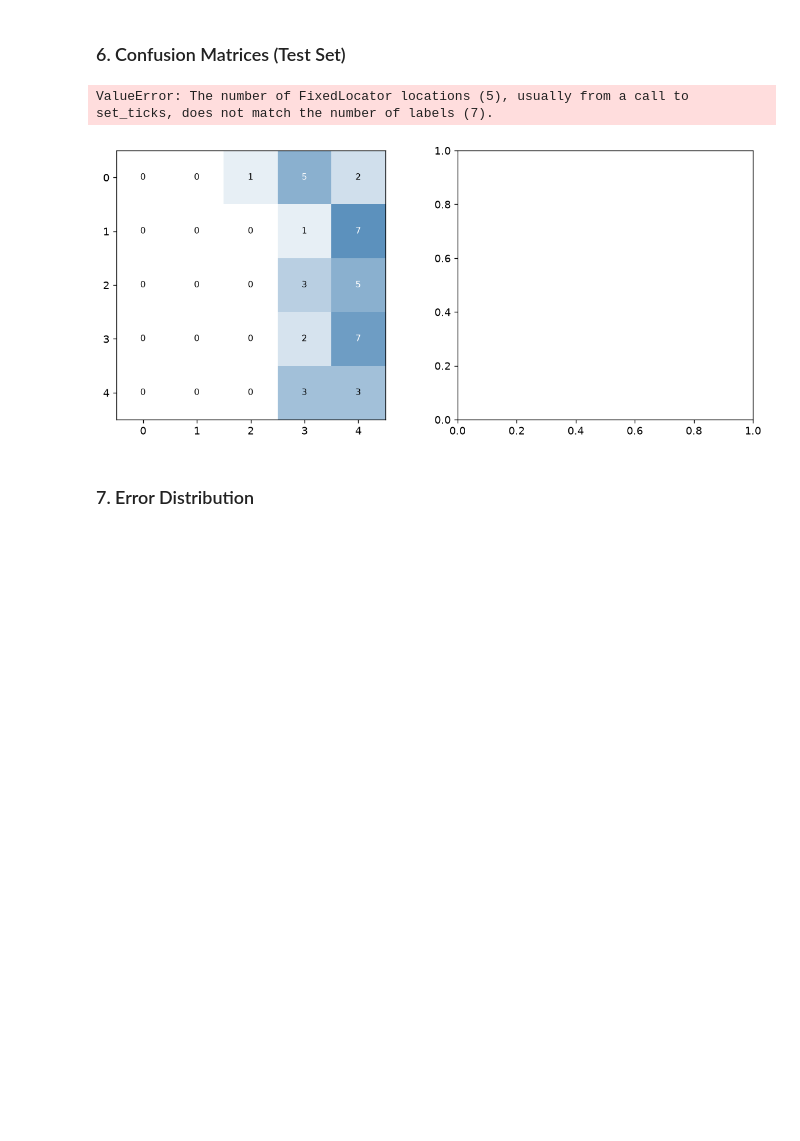
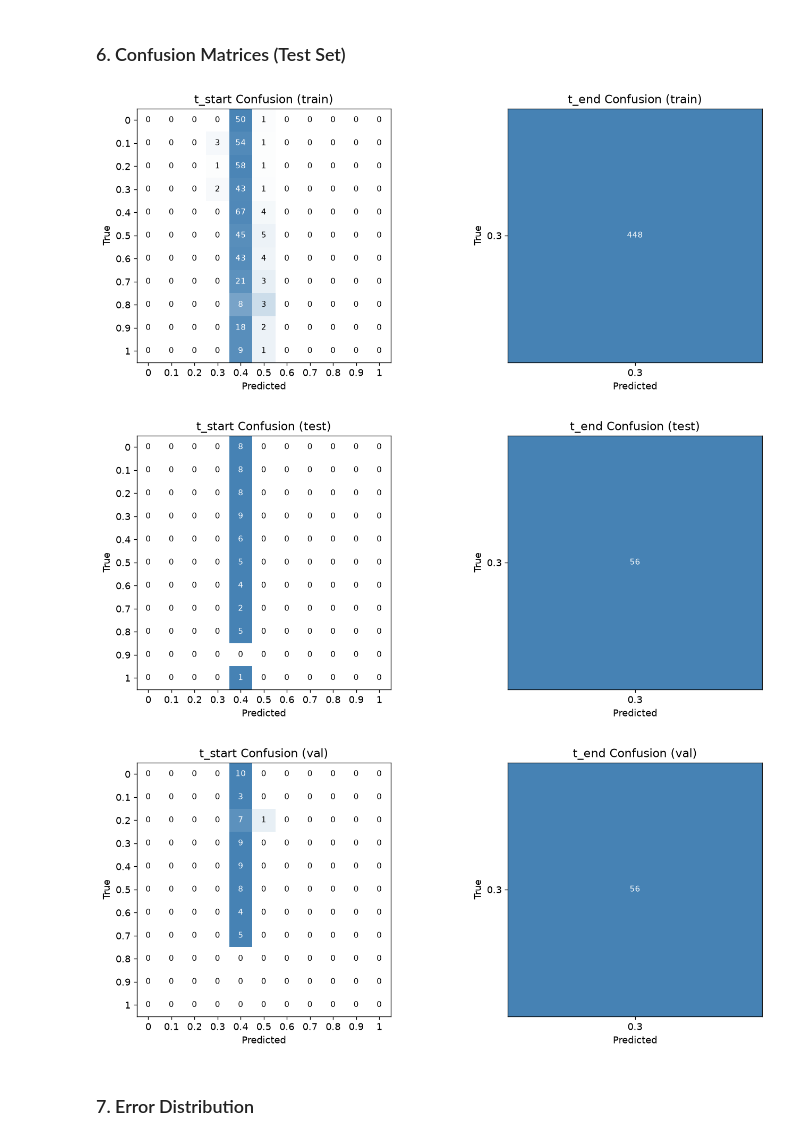
Before and after one commit to hcoderdm/chordedit-models, a Jupyter notebook: models/cell_classifier/model_eval.ipynb, the cells around one changed output. Drawn from its saved outputs; the diff is of its cells as text; code cells hidden in the pictures; blank space fills up the shorter version.

```diff
--- a/models/cell_classifier/model_eval.ipynb
+++ b/models/cell_classifier/model_eval.ipynb
@@ -70,6 +70,8 @@ t_end   buckets: [np.float64(0.3)]
 # %% [markdown]
 ### 2. Load Model
 # %%
+from models.classification.settings import FREEZE_ENCODER
+
 weights_path = RUN_DIR / "classifier_weights.pt"
 assert weights_path.exists(), f"No weights found in {RUN_DIR}"
 print(f"Loading: {weights_path}  (run: {RUN_DIR.name})")
@@ -81,9 +83,18 @@ print(f"Checkpoint config: {ckpt['config']}")
 
 DEVICE = torch.device("cuda" if torch.cuda.is_available() else "cpu")
 model = OrdinalPairClassifier(
-    buckets1=buckets_start, buckets2=buckets_end, freeze_encoder=True
+    buckets1=buckets_start, buckets2=buckets_end, freeze_encoder=FREEZE_ENCODER
 ).to(DEVICE)
 model.load_state_dict(ckpt["state_dict"])
 model.eval()
 print(f"Device: {DEVICE}")
+
+bucket_vals_start = buckets_start.numpy()
+bucket_vals_end   = buckets_end.numpy()
+N_BUCKETS_START   = len(bucket_vals_start)
+N_BUCKETS_END     = len(bucket_vals_end)
+BUCKET_LABELS_START = [f"{v:.3g}" for v in bucket_vals_start]
+BUCKET_LABELS_END   = [f"{v:.3g}" for v in bucket_vals_end]
+print(f"t_start: {N_BUCKETS_START} buckets {BUCKET_LABELS_START}")
+print(f"t_end:   {N_BUCKETS_END} buckets {BUCKET_LABELS_END}")
 # %% [output]
@@ -188,35 +201,55 @@ plt.show()
 ### 6. Confusion Matrices (Test Set)
 # %%
 from sklearn.metrics import confusion_matrix
+from matplotlib.colors import LinearSegmentedColormap
+import matplotlib.pyplot as plt
 
-BUCKET_LABELS = ["0.0", "0.3", "0.6", "0.9", "1.0"]
 cmap = LinearSegmentedColormap.from_list("wb", ["white", "steelblue"])
 
-def plot_confusion(ax, true, pred, title):
-    cm = confusion_matrix(true, pred, labels=list(range(5)))
+def plot_confusion(ax, true, pred, title, bucket_labels):
+    n_buckets = len(bucket_labels)
+
+    cm = confusion_matrix(true, pred, labels=list(range(n_buckets)))
     cm_norm = cm.astype(float) / cm.sum(axis=1, keepdims=True).clip(min=1)
+
     im = ax.imshow(cm_norm, cmap=cmap, vmin=0, vmax=1)
-    for i in range(5):
-        for j in range(5):
-            ax.text(j, i, f"{cm[i,j]}", ha="center", va="center",
-                    fontsize=9, color="white" if cm_norm[i,j] > 0.5 else "black")
-    ax.set_xticks(range(5)); ax.set_yticks(range(5))
-    ax.set_xticklabels(BUCKET_LABELS); ax.set_yticklabels(BUCKET_LABELS)
-    ax.set_xlabel("Predicted"); ax.set_ylabel("True")
+
+    for i in range(n_buckets):
+        for j in range(n_buckets):
+            ax.text(j, i, f"{cm[i, j]}", ha="center", va="center", fontsize=9, color="white" if cm_norm[i, j] > 0.5 else "black")
+
+    ax.set_xticks(range(n_buckets))
+    ax.set_yticks(range(n_buckets))
+    ax.set_xticklabels(bucket_labels)
+    ax.set_yticklabels(bucket_labels)
+
+    ax.set_xlabel("Predicted")
+    ax.set_ylabel("True")
     ax.set_title(title)
+
     return im
 
-r = results["test"]
-fig, axes = plt.subplots(1, 2, figsize=(12, 5))
-im1 = plot_confusion(axes[0], r["true_start"], r["pred_start"], "t_start Confusion (test)")
-im2 = plot_confusion(axes[1], r["true_end"],   r["pred_end"],   "t_end Confusion (test)")
-fig.colorbar(im2, ax=axes[1], label="Row-normalised fraction")
-plt.tight_layout()
-plt.savefig("outputs/confusion_matrices.png", bbox_inches="tight")
-plt.show()
+def plot_split(split):
+    r = results[split]
+
+    fig, axes = plt.subplots(1, 2, figsize=(12, 5))
+
+    plot_confusion(axes[0], r["true_start"], r["pred_start"], f"t_start Confusion ({split})", BUCKET_LABELS_START)
+    im = plot_confusion(axes[1], r["true_end"], r["pred_end"], f"t_end Confusion ({split})", BUCKET_LABELS_END)
+    plt.tight_layout()
+
+    # unique filename per split
+    plt.savefig(f"outputs/confusion_matrices_{split}.png", bbox_inches="tight")
+
+    plt.show()
+    plt.close(fig)
+
+for split in ["train", "test", "val"]:
+    plot_split(split)
 # %% [output]
-ValueError: The number of FixedLocator locations (5), usually from a call to set_ticks, does not match the number of labels (7).
-[figure, old version]
+[figure, new version]
+[figure, added]
+[figure, added]
 # %% [markdown]
 ### 7. Error Distribution
 # %%
```
Also changed, not shown: parts of 11 cells of this notebook, 3 other files.
